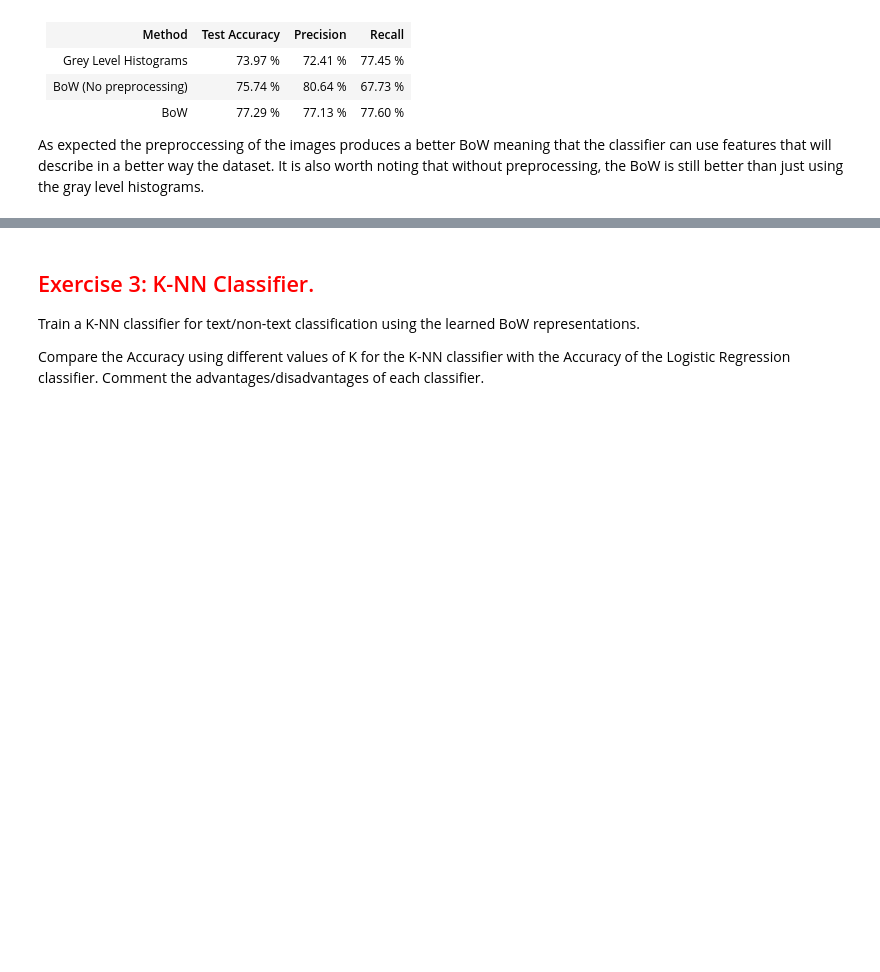
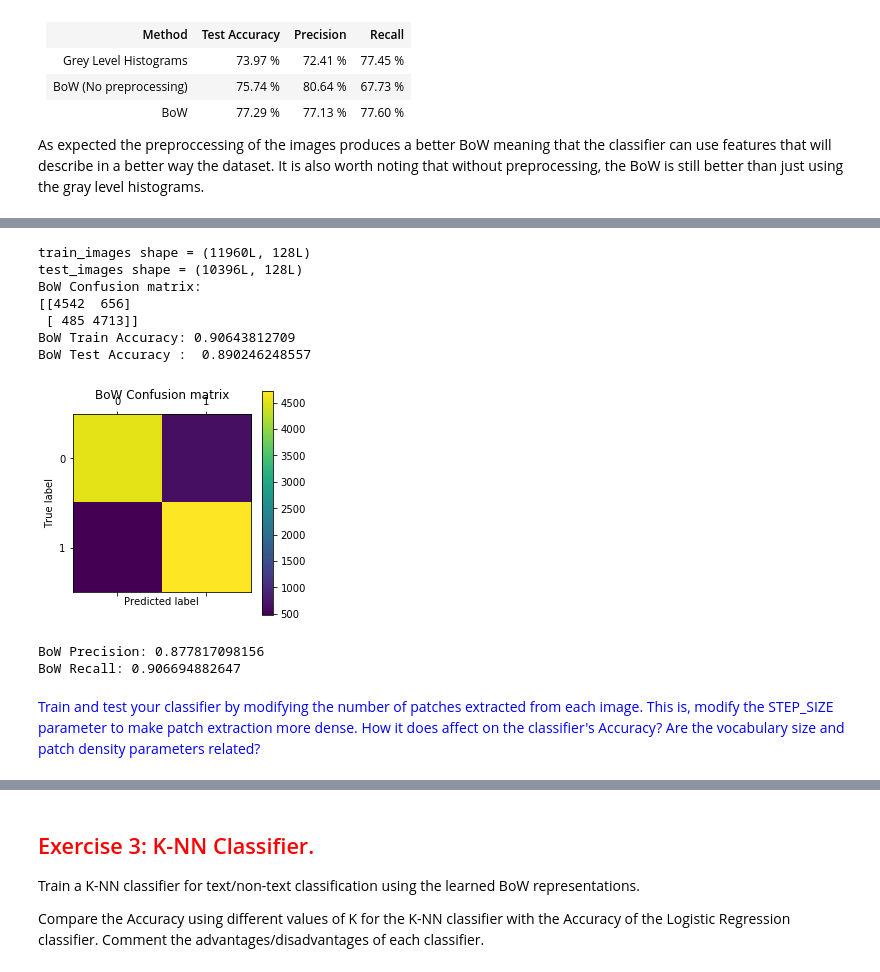
Before and after one commit to bqUAB/par_practices, a Jupyter notebook: c-unsupervised_learning/PR2.ipynb, the cells around one changed output, grey strips where cells are left out. Saved outputs shown, nothing was run; the diff lists cells and outputs as text; code cells hidden in the pictures; blank space fills up the shorter version.

```diff
--- a/c-unsupervised_learning/PR2.ipynb
+++ b/c-unsupervised_learning/PR2.ipynb
@@ -711,0 +1169,58 @@ As expected the preproccessing of the images produces a better BoW meaning that
+# %%
+# Import the train/test data (raw image pixels).
+with gzip.open('./BoW-128-4.pklz', 'rb') as f:
+    (train_labels, train_images, test_labels, test_images) = pickle.load(f)
+
+print("train_images shape = " + str(train_images.shape))
+print("test_images shape = " + str(test_images.shape))
+
+# Logistic Regression gradient descent optimization
+w_bow = GradientDescent(train_images, train_labels)
+
+H_bowTr = ([
+    classifyVector(train_images[i, :], w_bow, 0.5)
+    for i in range(train_images.shape[0])])
+
+# Calculate classification Accuracy in test data
+H_bowTe = ([
+    classifyVector(test_images[i, :], w_bow, 0.5)
+    for i in range(test_images.shape[0])])
+
+# confusion matrix on test data
+cm_bow = confusion_matrix(test_labels, H_bowTe)
+print 'BoW Confusion matrix:'
+print (cm_bow)
+
+print "BoW Train Accuracy:", (str(float(
+    np.sum(H_bowTr == train_labels)) / train_labels.shape[0]))
+print "BoW Test Accuracy : ", (str(float(
+    np.sum(H_bowTe == test_labels)) / test_labels.shape[0]))
+
+# Plot BoW confusion matrix
+plt.matshow(cm_bow)
+plt.title('BoW Confusion matrix')
+plt.colorbar()
+plt.ylabel('True label')
+plt.xlabel('Predicted label')
+plt.show()
+
+# Unprocessed BoW Precision
+bow_precision = float(cm_bow[1, 1]) / float((cm_bow[1, 1] + cm_bow[0, 1]))
+print "BoW Precision:", bow_precision
+
+# Unprocessed BoW Recall
+bow_recall = float(cm_bow[1, 1]) / float((cm_bow[1, 0] + cm_bow[1, 1]))
+print "BoW Recall:", bow_recall
+# %% [output]
+train_images shape = (11960L, 128L)
+test_images shape = (10396L, 128L)
+BoW Confusion matrix:
+[[4542  656]
+ [ 485 4713]]
+BoW Train Accuracy: 0.90643812709
+BoW Test Accuracy :  0.890246248557
+[figure, added]
+BoW Precision: 0.877817098156
+BoW Recall: 0.906694882647
+# %% [markdown]
+<font color='blue'>Train and test your classifier by modifying the number of patches extracted from each image. This is, modify the STEP_SIZE parameter to make patch extraction more dense. How it does affect on the classifier's Accuracy? Are the vocabulary size and patch density parameters related?</font>
```
Also changed, not shown: parts of 13 cells of this notebook, 10 other files.
